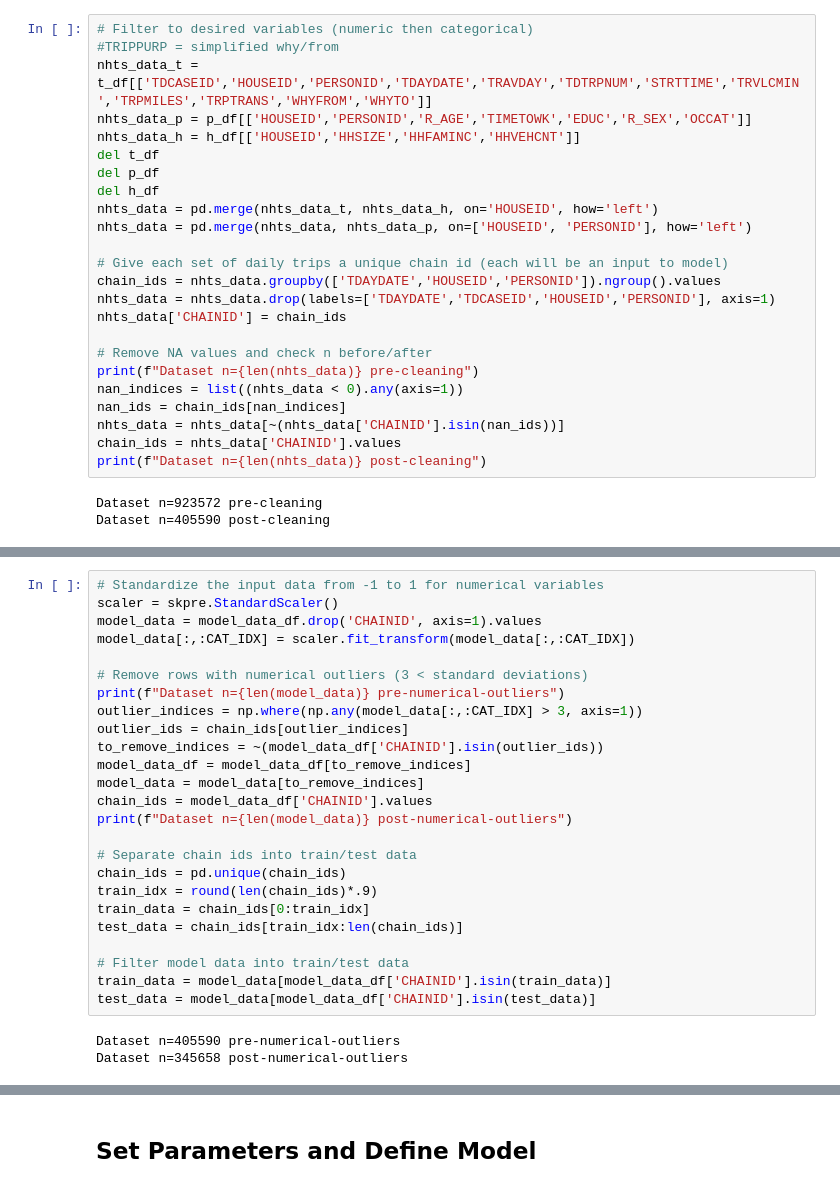
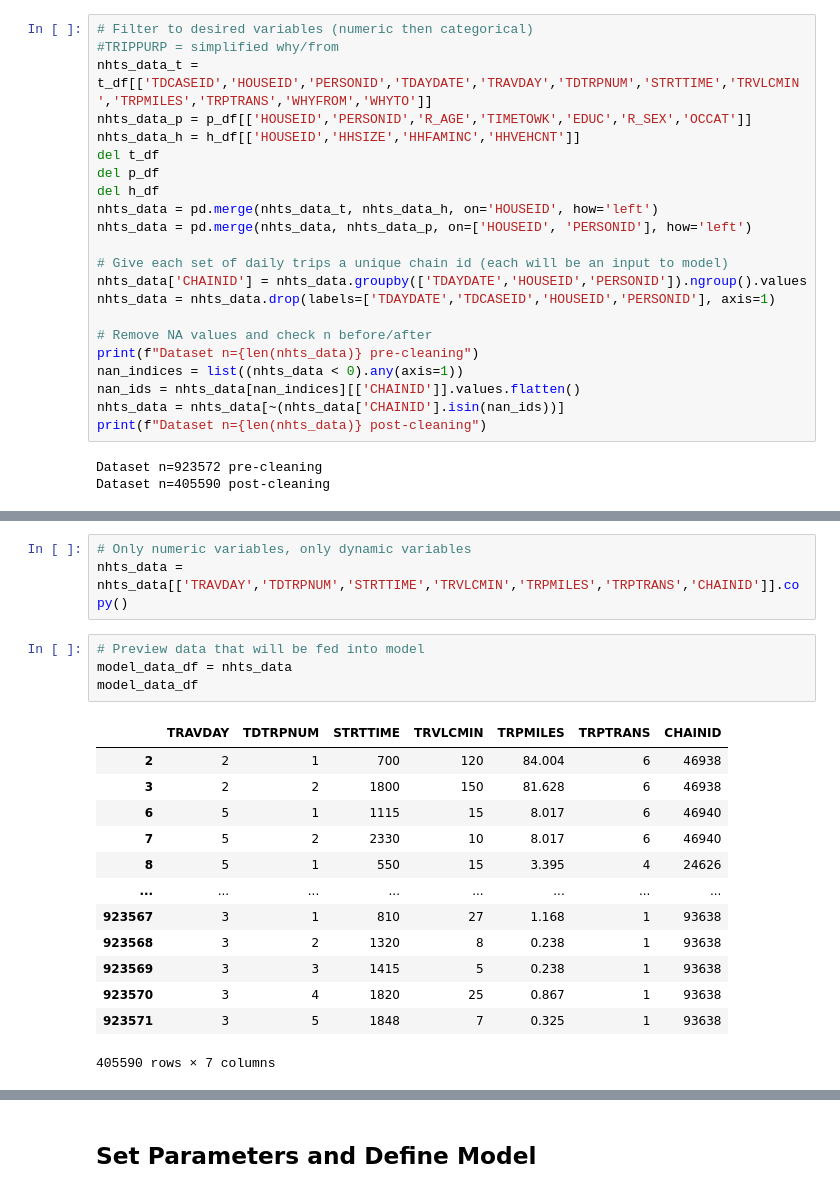
Before and after one commit to zackAemmer/generative_synthesis, a Jupyter notebook: trip_synthesizer.ipynb, the cells around one changed output, grey strips where cells are left out. Cells and saved outputs as stored; diff of their text form.

```diff
--- a/trip_synthesizer.ipynb
+++ b/trip_synthesizer.ipynb
@@ -59,16 +59,14 @@ nhts_data = pd.merge(nhts_data_t, nhts_data_h, on='HOUSEID', how='left')
 nhts_data = pd.merge(nhts_data, nhts_data_p, on=['HOUSEID', 'PERSONID'], how='left')
 
 # Give each set of daily trips a unique chain id (each will be an input to model)
-chain_ids = nhts_data.groupby(['TDAYDATE','HOUSEID','PERSONID']).ngroup().values
+nhts_data['CHAINID'] = nhts_data.groupby(['TDAYDATE','HOUSEID','PERSONID']).ngroup().values
 nhts_data = nhts_data.drop(labels=['TDAYDATE','TDCASEID','HOUSEID','PERSONID'], axis=1)
-nhts_data['CHAINID'] = chain_ids
 
 # Remove NA values and check n before/after
 print(f"Dataset n={len(nhts_data)} pre-cleaning")
 nan_indices = list((nhts_data < 0).any(axis=1))
-nan_ids = chain_ids[nan_indices]
+nan_ids = nhts_data[nan_indices][['CHAINID']].values.flatten()
 nhts_data = nhts_data[~(nhts_data['CHAINID'].isin(nan_ids))]
-chain_ids = nhts_data['CHAINID'].values
 print(f"Dataset n={len(nhts_data)} post-cleaning")
 # %% [output]
 Dataset n=923572 pre-cleaning
@@ -119,28 +74,21 @@ model_data_df
-# %%
-# Standardize the input data from -1 to 1 for numerical variables
-scaler = skpre.StandardScaler()
-model_data = model_data_df.drop('CHAINID', axis=1).values
-model_data[:,:CAT_IDX] = scaler.fit_transform(model_data[:,:CAT_IDX])
-
-# Remove rows with numerical outliers (3 < standard deviations)
-print(f"Dataset n={len(model_data)} pre-numerical-outliers")
-outlier_indices = np.where(np.any(model_data[:,:CAT_IDX] > 3, axis=1))
-outlier_ids = chain_ids[outlier_indices]
-to_remove_indices = ~(model_data_df['CHAINID'].isin(outlier_ids))
-model_data_df = model_data_df[to_remove_indices]
-model_data = model_data[to_remove_indices]
-chain_ids = model_data_df['CHAINID'].values
-print(f"Dataset n={len(model_data)} post-numerical-outliers")
-
-# Separate chain ids into train/test data
-chain_ids = pd.unique(chain_ids)
-train_idx = round(len(chain_ids)*.9)
-train_data = chain_ids[0:train_idx]
-test_data = chain_ids[train_idx:len(chain_ids)]
-
-# Filter model data into train/test data
-train_data = model_data[model_data_df['CHAINID'].isin(train_data)]
-test_data = model_data[model_data_df['CHAINID'].isin(test_data)]
-# %% [output]
-Dataset n=405590 pre-numerical-outliers
-Dataset n=345658 post-numerical-outliers
+# %%
+# Only numeric variables, only dynamic variables
+nhts_data = nhts_data[['TRAVDAY','TDTRPNUM','STRTTIME','TRVLCMIN','TRPMILES','TRPTRANS','CHAINID']].copy()
+# %%
+# Preview data that will be fed into model
+model_data_df = nhts_data
+model_data_df
+# %% [output]
+|  | TRAVDAY | TDTRPNUM | STRTTIME | TRVLCMIN | TRPMILES | TRPTRANS | CHAINID |
+| 2 | 2 | 1 | 700 | 120 | 84.004 | 6 | 46938 |
+| 3 | 2 | 2 | 1800 | 150 | 81.628 | 6 | 46938 |
+| 6 | 5 | 1 | 1115 | 15 | 8.017 | 6 | 46940 |
+| 7 | 5 | 2 | 2330 | 10 | 8.017 | 6 | 46940 |
+| 8 | 5 | 1 | 550 | 15 | 3.395 | 4 | 24626 |
+| ... | ... | ... | ... | ... | ... | ... | ... |
+| 923567 | 3 | 1 | 810 | 27 | 1.168 | 1 | 93638 |
+| 923568 | 3 | 2 | 1320 | 8 | 0.238 | 1 | 93638 |
+| 923569 | 3 | 3 | 1415 | 5 | 0.238 | 1 | 93638 |
+| 923570 | 3 | 4 | 1820 | 25 | 0.867 | 1 | 93638 |
+| 923571 | 3 | 5 | 1848 | 7 | 0.325 | 1 | 93638 |
+405590 rows × 7 columns
```
Also changed, not shown: parts of 17 cells of this notebook, 1 other file.
